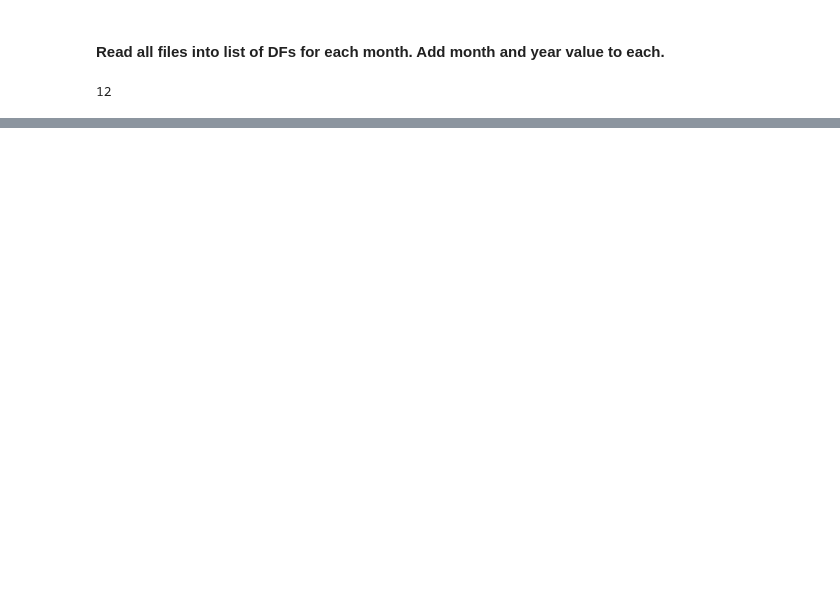
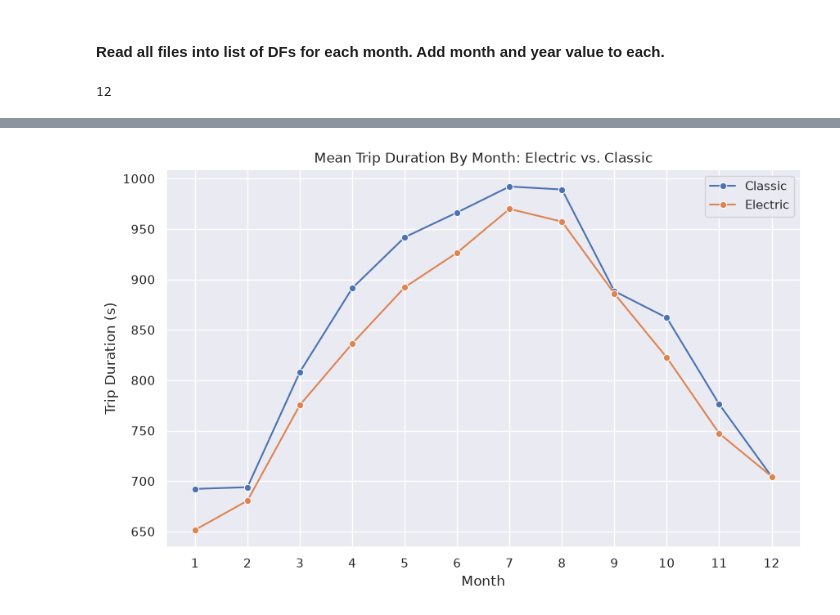
Before and after one commit to huck1ns/BlueBike_DS_Project, a Jupyter notebook: BlueBike_Notebook.ipynb, the cells around one changed output, grey strips where cells are left out. Cells and saved outputs as stored; diff of their text form; code cells hidden in the pictures; blank space fills up the shorter version.

```diff
--- a/BlueBike_Notebook.ipynb
+++ b/BlueBike_Notebook.ipynb
@@ -136,0 +147,6 @@ plt.show()
+# %%
+monthly_means_elec = electric.groupby('month')['tripduration'].mean()
+print(monthly_means_elec)
+
+monthly_means_classic = classic.groupby('month')['tripduration'].mean()
+print(monthly_means_classic)
@@ -136,0 +171,13 @@ plt.show()
+# %%
+plt.figure(figsize=(10, 6))
+sns.lineplot(x=monthly_means_classic.index, y=monthly_means_classic.values, label='Classic', marker='o')
+sns.lineplot(x=monthly_means_elec.index, y=monthly_means_elec.values, label='Electric', marker='o')
+
+plt.xlabel('Month')
+plt.ylabel('Trip Duration (s)')
+plt.title('Mean Trip Duration By Month: Electric vs. Classic')
+plt.xticks(range(1, 13))
+plt.legend()
+plt.show()
+# %% [output]
+[figure, added]
```
Also changed, not shown: parts of 12 cells of this notebook.
